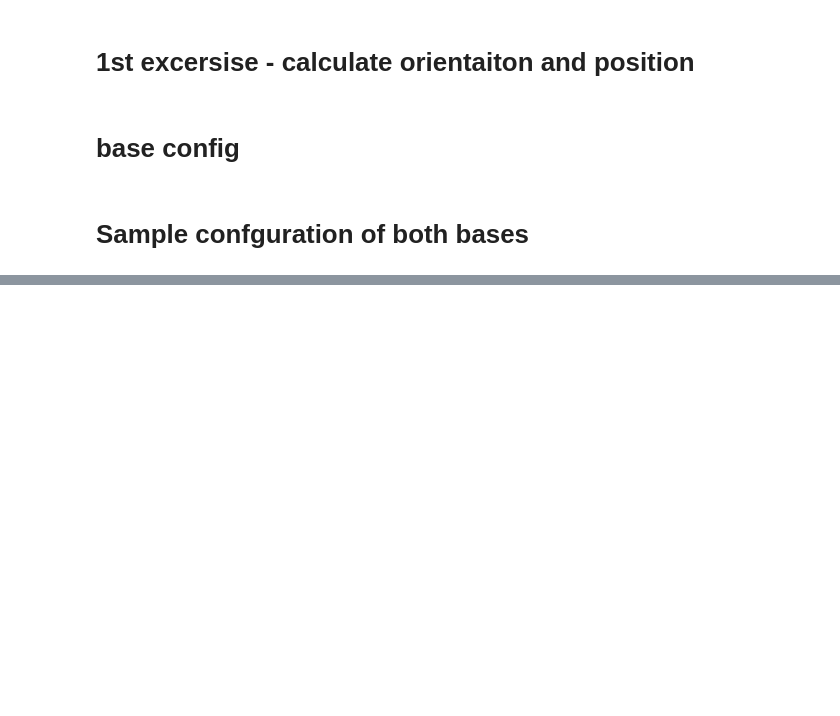
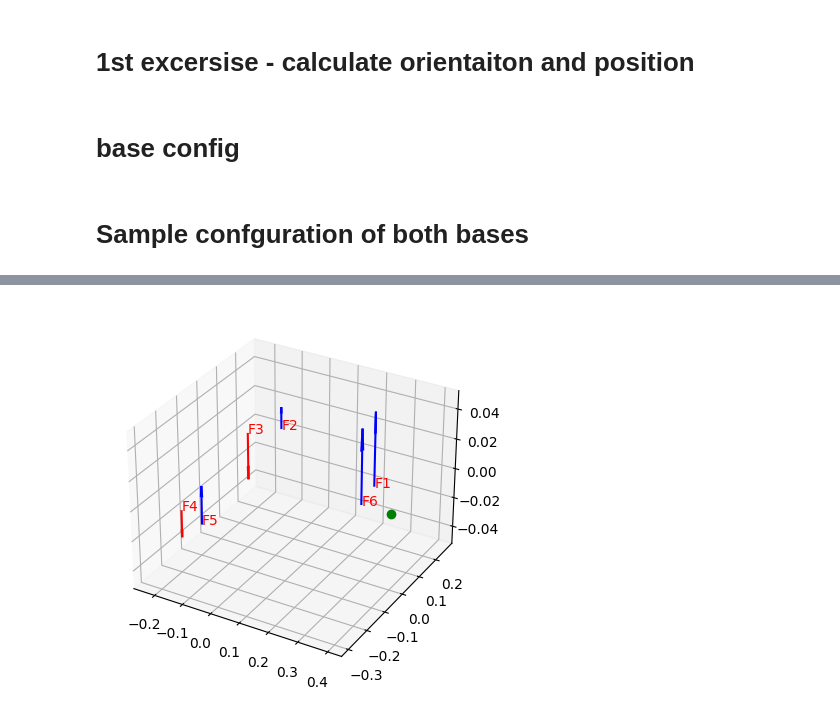
Before and after one commit to DaniielZ/datormaciba, a Jupyter notebook: 23092024_hexapod.ipynb, the cells around one changed output, grey strips where cells are left out. Cells and saved outputs as stored; diff of their text form; code cells hidden in the pictures; blank space fills up the shorter version.

Commit message:
working solver

```diff
--- a/23092024_hexapod.ipynb
+++ b/23092024_hexapod.ipynb
@@ -107,5 +105,4 @@ F = F
 # %%
-from click import option
 from matplotlib.pylab import f
 import numpy as np
 import scipy.optimize as opt
@@ -136,17 +133,22 @@ def moment_force_equalibrium_equation(actuator_loads, base_plate, force, cg_of_f
 
     # around 1 point
     moment_result = np.zeros(3)
-    radius_vector = cg_of_force_relative
-    force_vector = force
-    moment_result = +np.cross(radius_vector, force_vector)
+    # start_point = cg_of_force_relative # around com
+    start_point = base_plate[0] # around first point
+    # start_point = np.zeros(3)
+
+    moment_result = +np.cross(cg_of_force_relative-start_point, force)
     for i in range(support_count):
-      i_radius_vector = base_plate[i]
+      i_radius_vector = base_plate[i] - start_point
       i_force_vector = actuator_loads[i]
       moment_result += np.cross(i_radius_vector, i_force_vector)
 
+    # around center
+
+
     #add extra needed 0 to match the shape of incoming actuator loads size
     result = np.concatenate((translation_result, moment_result.flatten()))
-    # diff = len(actuator_loads.flatten()) - len(result)
+    diff = len(actuator_loads.flatten()) - len(result)
     result = np.concatenate((result, np.zeros(diff)))
 
     return result
@@ -159,17 +161,39 @@ def get_actuator_loads(base_plate, top_plate, cg_relative_to_top_plate, mass):
 
     # actuator_loads = opt.fsolve(moment_force_equalibrium_equation, actuator_loads.flatten(), args=(base_plate, payload_force, cg_relative_to_top_plate[:3]), xtol=1e-50, full_output=True, maxfev=10000)
 
+    # print the inputs to debug in other solver
+    print("base_plate:", base_plate)
+    print("payload_force:", payload_force)
+    print("cg_relative_to_top_plate:", cg_relative_to_top_plate[:3])
+
+
     #other solver
-    actuator_loads = opt.root(moment_force_equalibrium_equation, actuator_loads.flatten(), args=(base_plate, payload_force, cg_relative_to_top_plate[:3]), method='broyden1', tol=1e-10, options={'maxiter': 10000})
+    # actuator_loads = opt.root(moment_force_equalibrium_equation, actuator_loads.flatten(),args=(base_plate, payload_force, cg_relative_to_top_plate[:3]), method='broyden1', tol=1e-20, options={'maxiter': 10000})
 
-    # print solve calls, accuracy and if it converged
-    print("Solver success:", actuator_loads.success)
-    print("Solver message:", actuator_loads.message)
-    print("Number of iterations:", actuator_loads.nit)
-    print("Solution:", actuator_loads.x)
-    print("Residuals:", actuator_loads.fun)
+    #other solver with bounds
+    # Note this is a fake tollerance, the solver will not converge with this tollerance
+    tollerance = 1e-15
+    bounds = opt.Bounds([-1000]*len(actuator_loads.flatten()), [1000]*len(actuator_loads.flatten()))
+    actuator_loads = opt.least_squares(moment_force_equalibrium_equation, actuator_loads.flatten(), bounds=bounds, xtol=tollerance, gtol=tollerance, ftol=tollerance ,args=(base_plate, payload_force, cg_relative_to_top_plate[:3]))
+
+
     verify = moment_force_equalibrium_equation(actuator_loads.x, base_plate, payload_force, cg_relative_to_top_plate[:3])
-    print("Result_Max:", np.max(verify))
+
+
+    actual_tollerance_needed = 1e-14
+    if np.max(verify) < actual_tollerance_needed:
+      print("Result_Verified: True")
+      print("Result_Max_Deviation:", np.max(verify))
+    else:
+      print("Result_Verified: False")
+      print("Result_Max_Deviation:", np.max(verify))
+      # print solve calls, accuracy and if it converged
+      print("Solver success:", actuator_loads.success)
+      print("Solver message:", actuator_loads.message)
+      print("Number of iterations:", actuator_loads.nfev)
+      print("Solution:", actuator_loads.x)
+      print("Residuals:", actuator_loads.fun)
+
 
 
     actuator_loads = actuator_loads.x.reshape((support_count, 3))
@@ -178,6 +202,7 @@ def get_actuator_loads(base_plate, top_plate, cg_relative_to_top_plate, mass):
 
 result = get_actuator_loads(base_Translation, top_base_Translation, cg_above_top, mass)
 
+
 # Plotting
 fig = plt.figure()
 
@@ -185,9 +210,12 @@ ax = fig.add_subplot(111, projection='3d')
 
 # Plot force vectors at each base plate from base_Translation
 for i in range(6):
-    ax.quiver(base_Translation[i, 0], base_Translation[i, 1], base_Translation[i, 2],
-              result[i, 0], result[i, 1], result[i,2], color='r')
-
+  #scale the force vector
+  max_size = 0.05
+  scaled_force = result[i] / np.max(np.abs(result)) * max_size
+  colors = 'b' if result[i, 2] > 0 else 'r'
+  ax.quiver(base_Translation[i, 0], base_Translation[i, 1], base_Translation[i, 2],
+              scaled_force[0], scaled_force[1], scaled_force[2], color=colors)
 
 # add identifier for each force vector
 for i in range(6):
@@ -196,21 +224,32 @@ for i in range(6):
     # no 2 decimals max
     print(f'{i+1}: {result[i][0]:.2f}, {result[i][1]:.2f}, {result[i][2]:.2f}')
 
-# Equal aspect ratio
+# plot the cg aswell
 
+ax.plot([cg_above_top[0]], [cg_above_top[1]], [cg_above_top[2]], 'go', label='Center of Gravity')
+
+# # Equal aspect ratio
+# minbound = -0.5
+# maxbound = 0.5
+# ax.auto_scale_xyz([minbound, maxbound], [minbound, maxbound], [minbound, maxbound])
 
 
 # make a 2d plot of the forces
 fig = plt.figure()
 ax = fig.add_subplot(111)
-ax.quiver(base_Translation[:, 0], base_Translation[:, 1], result[:, 0], result[:, 1], color='r')
+ax.plot(cg_above_top[0], cg_above_top[1], 'go', label='Center of Gravity')
+colors = ['b' if z > 0 else 'r' for z in result[:, 2]]
+ax.quiver(base_Translation[:, 0], base_Translation[:, 1], result[:, 0], result[:, 1], color=colors)
+#add a blob whose size corresponds to z force
+
+ax.scatter(base_Translation[:, 0], base_Translation[:, 1], s=np.abs(result[:, 2]) * 1, c=colors)
+
+
 for i in range(6):
     ax.text(base_Translation[i, 0], base_Translation[i, 1], f'F{i+1}', color='r')
 ax.set_aspect('equal')
 ax.set_xlabel('X')
 ax.set_ylabel('Y')
-minbound = -0.5
-maxbound = 0.5
 
 # corrct scale
 ax.set_xlim([minbound, maxbound])
@@ -222,0 +277 @@ TypeError: root() got an unexpected keyword argument 'maxfev'
+[figure, added]
```
Also changed, not shown: parts of 5 cells of this notebook.
